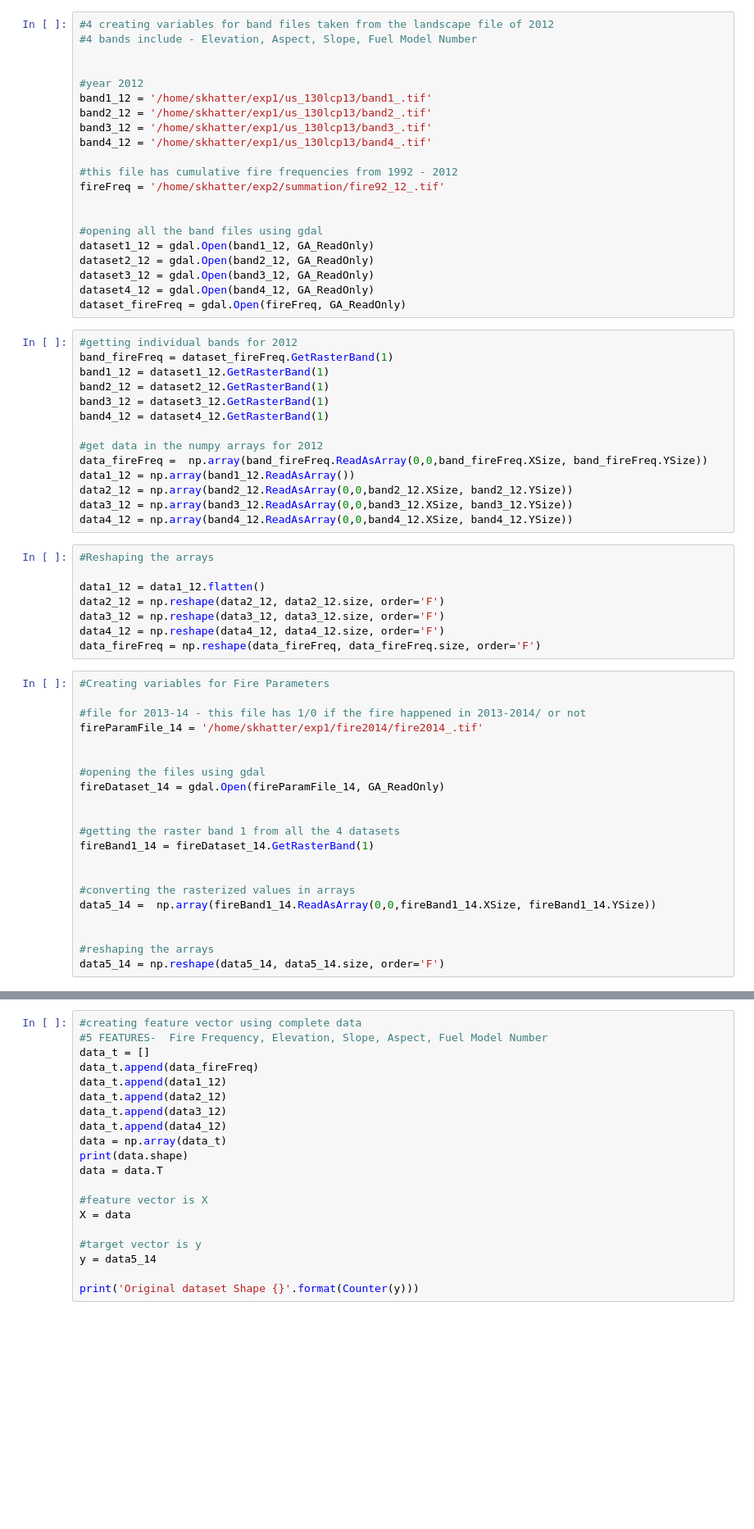
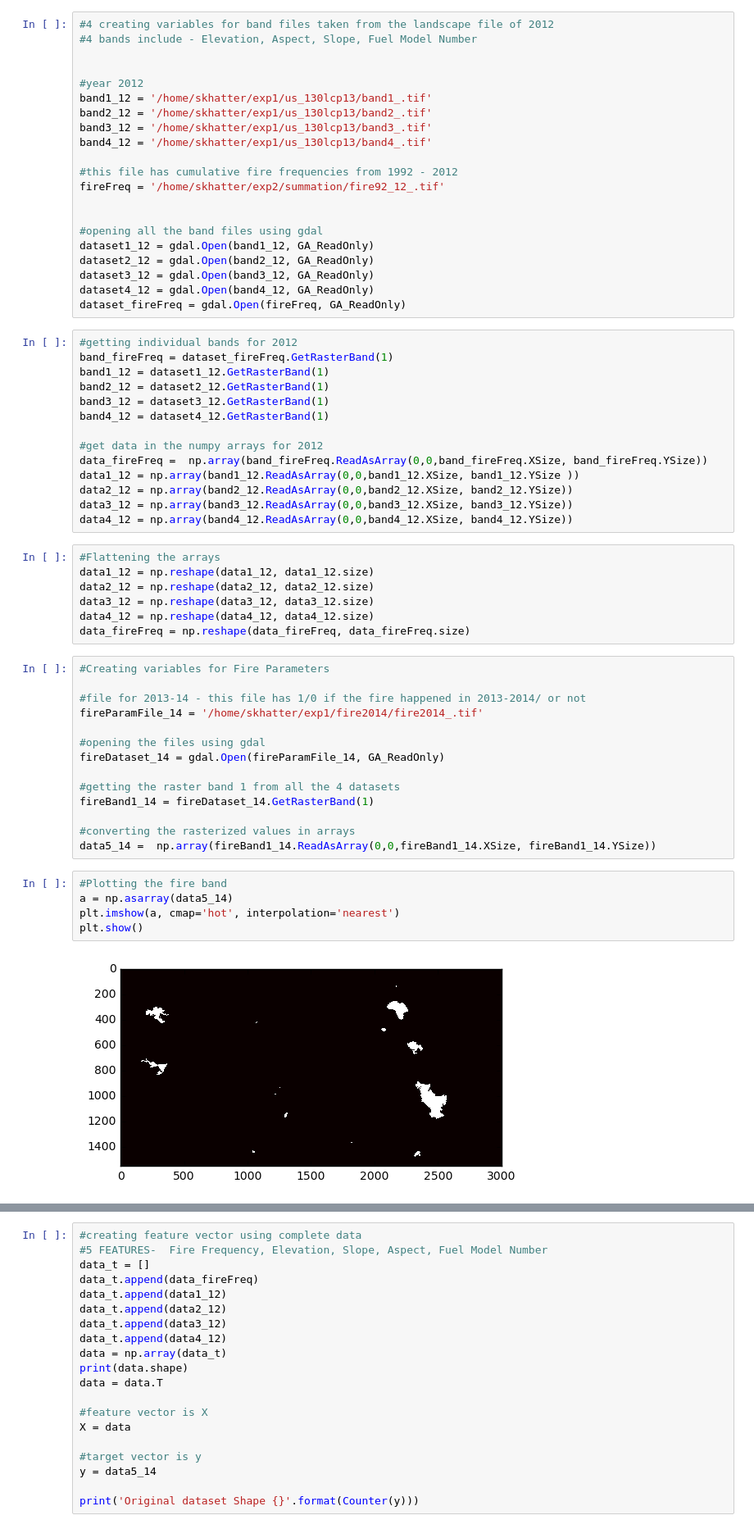
Before and after one commit to SKhatter/Analyzing-and-Predicting-Wildfires, a Jupyter notebook: code/resampling/UnderOverSamplingUsingSMOTEENN.ipynb, the cells around one changed output, grey strips where cells are left out. Shown: that part at 82% size. Saved outputs shown, nothing was run; the diff lists cells and outputs as text; blank space fills up the shorter version.

```diff
--- a/code/resampling/UnderOverSamplingUsingSMOTEENN.ipynb
+++ b/code/resampling/UnderOverSamplingUsingSMOTEENN.ipynb
@@ -55,36 +55,35 @@ band4_12 = dataset4_12.GetRasterBand(1)
 
 #get data in the numpy arrays for 2012
 data_fireFreq =  np.array(band_fireFreq.ReadAsArray(0,0,band_fireFreq.XSize, band_fireFreq.YSize))
-data1_12 = np.array(band1_12.ReadAsArray())
+data1_12 = np.array(band1_12.ReadAsArray(0,0,band1_12.XSize, band1_12.YSize ))
 data2_12 = np.array(band2_12.ReadAsArray(0,0,band2_12.XSize, band2_12.YSize))
 data3_12 = np.array(band3_12.ReadAsArray(0,0,band3_12.XSize, band3_12.YSize))
 data4_12 = np.array(band4_12.ReadAsArray(0,0,band4_12.XSize, band4_12.YSize))
 # %%
-#Reshaping the arrays
-
-data1_12 = data1_12.flatten()
-data2_12 = np.reshape(data2_12, data2_12.size, order='F')
-data3_12 = np.reshape(data3_12, data3_12.size, order='F')
-data4_12 = np.reshape(data4_12, data4_12.size, order='F')
-data_fireFreq = np.reshape(data_fireFreq, data_fireFreq.size, order='F')
+#Flattening the arrays
+data1_12 = np.reshape(data1_12, data1_12.size)
+data2_12 = np.reshape(data2_12, data2_12.size)
+data3_12 = np.reshape(data3_12, data3_12.size)
+data4_12 = np.reshape(data4_12, data4_12.size)
+data_fireFreq = np.reshape(data_fireFreq, data_fireFreq.size)
 # %%
 #Creating variables for Fire Parameters
 
 #file for 2013-14 - this file has 1/0 if the fire happened in 2013-2014/ or not
 fireParamFile_14 = '/home/skhatter/exp1/fire2014/fire2014_.tif'
 
-
 #opening the files using gdal
 fireDataset_14 = gdal.Open(fireParamFile_14, GA_ReadOnly)
-
 
 #getting the raster band 1 from all the 4 datasets
 fireBand1_14 = fireDataset_14.GetRasterBand(1)
 
-
 #converting the rasterized values in arrays
 data5_14 =  np.array(fireBand1_14.ReadAsArray(0,0,fireBand1_14.XSize, fireBand1_14.YSize))
-
-
-#reshaping the arrays
-data5_14 = np.reshape(data5_14, data5_14.size, order='F')
+# %%
+#Plotting the fire band
+a = np.asarray(data5_14)
+plt.imshow(a, cmap='hot', interpolation='nearest')
+plt.show()
+# %% [output]
+[figure, added]
```
Also changed, not shown: parts of 9 cells of this notebook.
